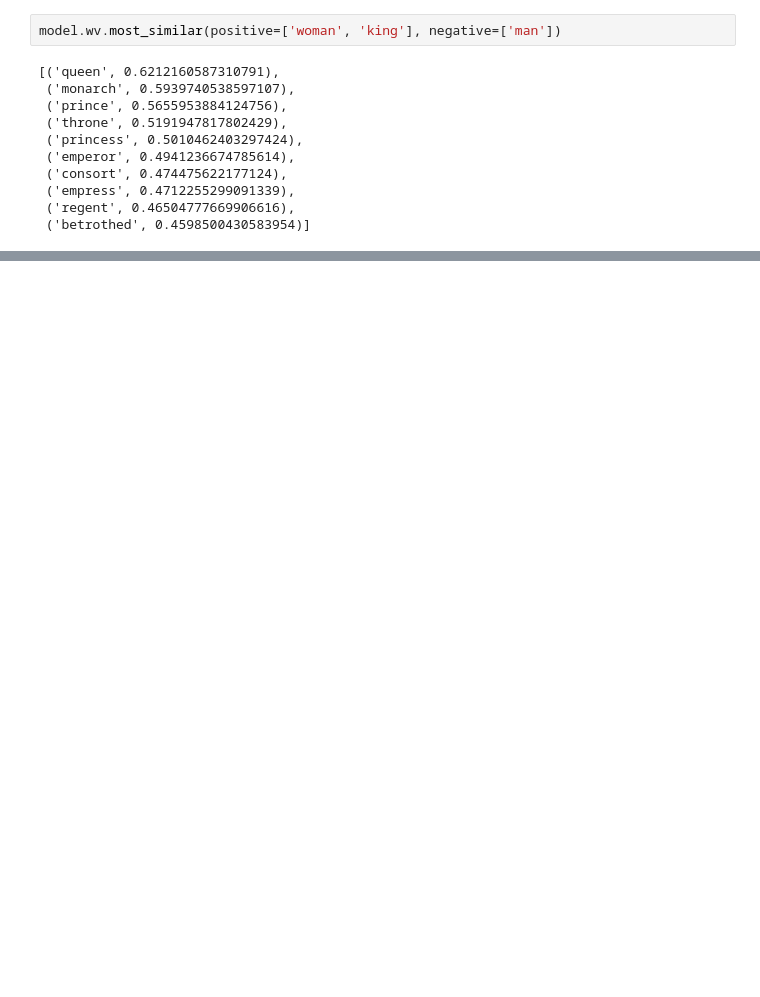
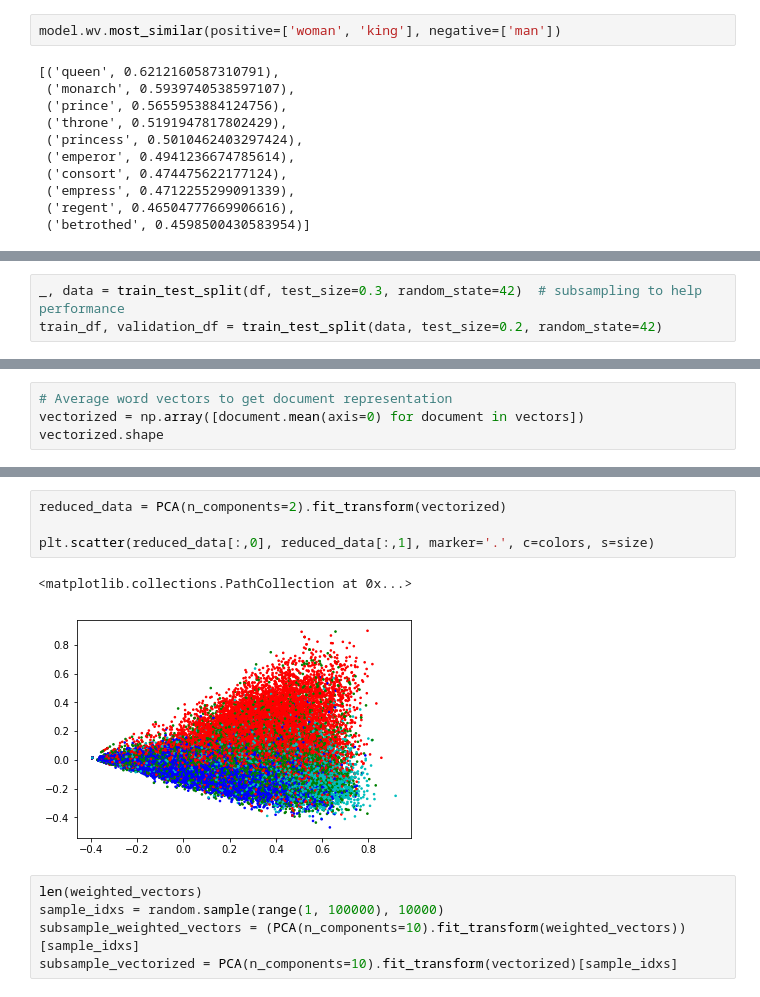
Before and after one commit to hershaw/hackathon-5-prep-private, a Jupyter notebook: word2vec.ipynb, the cells around one changed output, grey strips where cells are left out. Saved outputs shown, nothing was run; the diff lists cells and outputs as text; blank space fills up the shorter version.

```diff
--- a/word2vec.ipynb
+++ b/word2vec.ipynb
@@ -113,0 +79,3 @@ array(['b', 't', 'e', 'm'], dtype=object)
+# %%
+_, data = train_test_split(df, test_size=0.3, random_state=42)  # subsampling to help performance
+train_df, validation_df = train_test_split(data, test_size=0.2, random_state=42)
@@ -113,0 +164,4 @@ array(['b', 't', 'e', 'm'], dtype=object)
+# %%
+# Average word vectors to get document representation
+vectorized = np.array([document.mean(axis=0) for document in vectors])
+vectorized.shape
@@ -113,0 +237,12 @@ array(['b', 't', 'e', 'm'], dtype=object)
+# %%
+reduced_data = PCA(n_components=2).fit_transform(vectorized)
+
+plt.scatter(reduced_data[:,0], reduced_data[:,1], marker='.', c=colors, s=size)
+# %% [output]
+<matplotlib.collections.PathCollection at 0x...>
+[figure, added]
+# %%
+len(weighted_vectors)
+sample_idxs = random.sample(range(1, 100000), 10000)
+subsample_weighted_vectors = (PCA(n_components=10).fit_transform(weighted_vectors))[sample_idxs]
+subsample_vectorized = PCA(n_components=10).fit_transform(vectorized)[sample_idxs]
```
Also changed, not shown: parts of 46 cells of this notebook, 1 other file.
